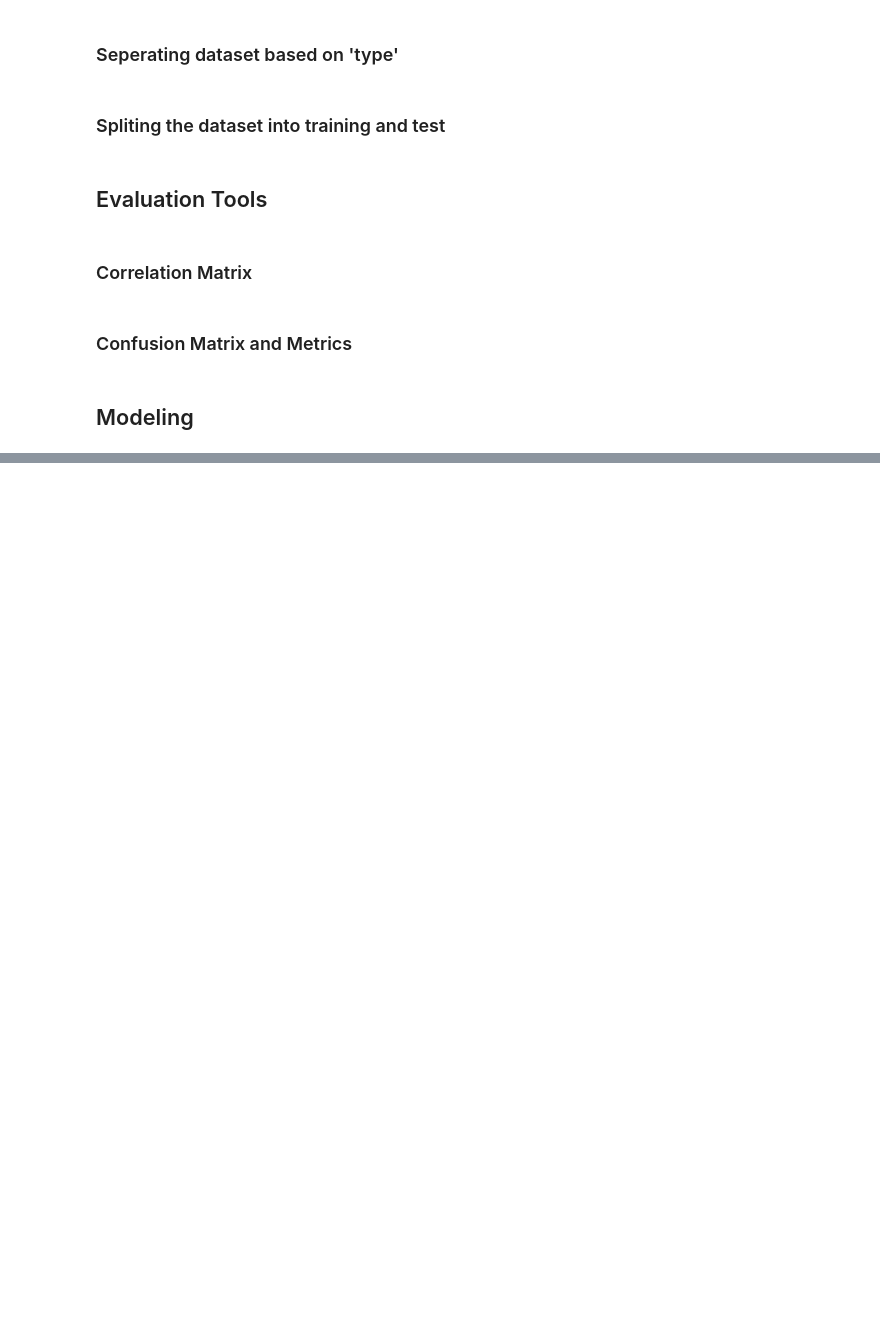
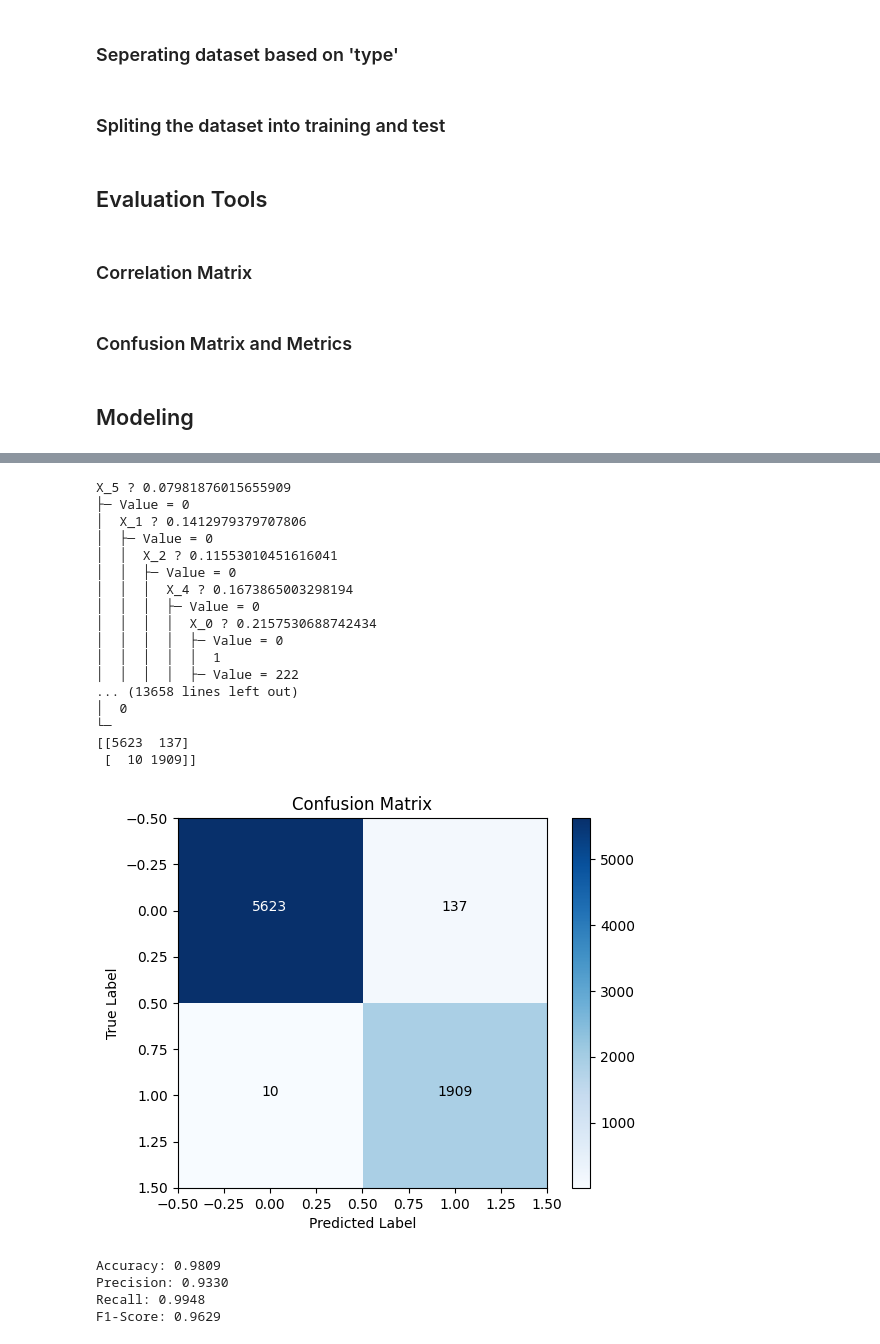
Before and after one commit to Arshiagosh/Online-Fraud-Transaction-Detection, a Jupyter notebook: main.ipynb, the cells around one changed output, grey strips where cells are left out. Saved outputs shown, nothing was run; the diff lists cells and outputs as text; code cells hidden in the pictures; blank space fills up the shorter version.

```diff
--- a/main.ipynb
+++ b/main.ipynb
@@ -335,0 +435,33 @@ F1-Score: 0.9396
+# %%
+df_cash_out = seperate_on_type(df, 'CASH_OUT')
+df_cash_out = equal_width_binning(df_cash_out, n_bins=1000, column_to_ignore=['isFraud'])
+X_train, X_test, y_train, y_test = split_data(df_cash_out, test_size=0.25, pos_ratio=0.25)
+classifier = DecisionTree(min_samples_split=2, max_depth=10)
+classifier.fit(X_train.values,y_train.values.reshape(-1,1))
+classifier.print_tree()
+y_pred = classifier.predict(X_test.values)
+y_pred = [0 if x is None else x for x in y_pred]
+print_eval(y_pred, y_test)
+# %% [output]
+X_5 ? 0.07981876015655909
+├─ Value = 0
+│  X_1 ? 0.1412979379707806
+│  ├─ Value = 0
+│  │  X_2 ? 0.11553010451616041
+│  │  ├─ Value = 0
+│  │  │  X_4 ? 0.1673865003298194
+│  │  │  ├─ Value = 0
+│  │  │  │  X_0 ? 0.2157530688742434
+│  │  │  │  ├─ Value = 0
+│  │  │  │  │  1
+│  │  │  │  ├─ Value = 222
+... (13658 lines left out)
+│  0
+└─
+[[5623  137]
+ [  10 1909]]
+[figure, added]
+Accuracy: 0.9809
+Precision: 0.9330
+Recall: 0.9948
+F1-Score: 0.9629
```
Also changed, not shown: parts of 45 cells of this notebook, 1 other file.
